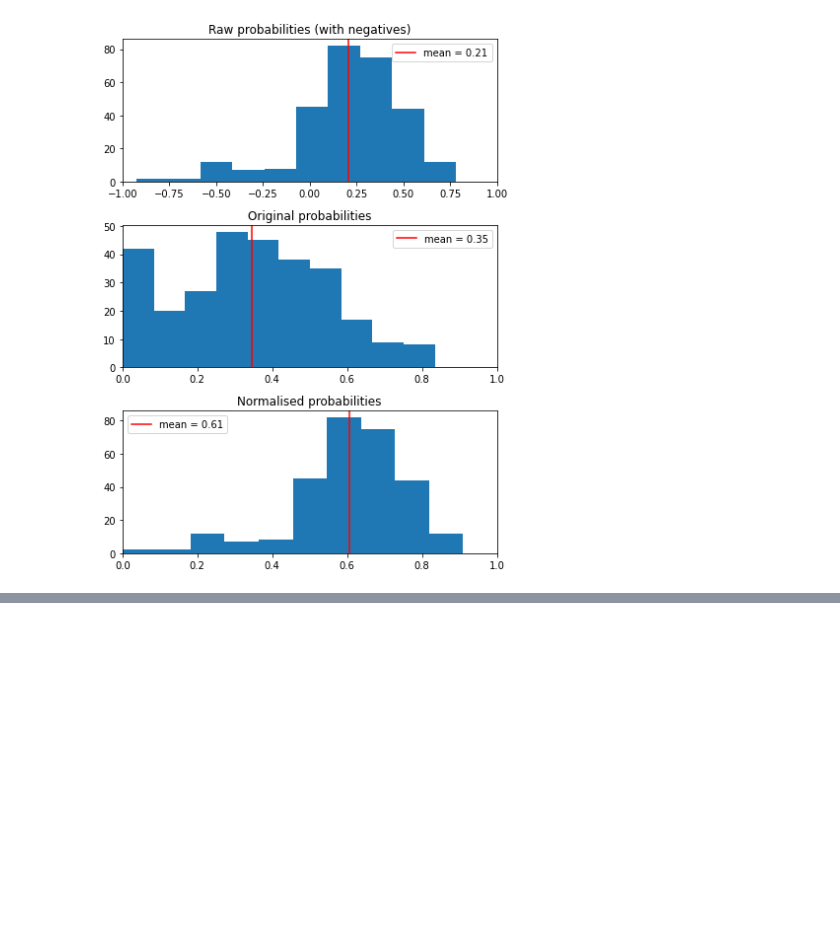
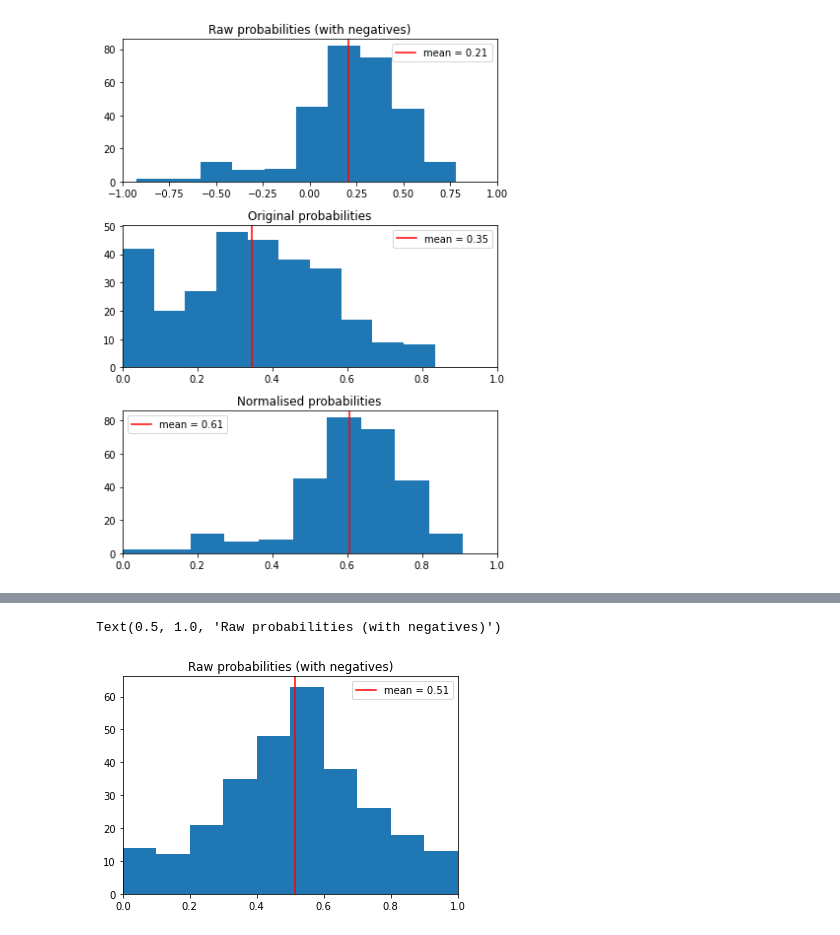
Before and after one commit to Superscriptus/SuperScript, a Jupyter notebook: analysis/probability_components.ipynb, the cells around one changed output, grey strips where cells are left out. Drawn from its saved outputs; the diff is of its cells as text; code cells hidden in the pictures; blank space fills up the shorter version.

```diff
--- a/analysis/probability_components.ipynb
+++ b/analysis/probability_components.ipynb
@@ -200,0 +202,5 @@ plt.tight_layout()
+# %%
+DATA_DIR = '../simulation_io/streamlit_presets/'
+# %%
+SUB_DIR = 'pps_%d_sd_%.3f_dw_%.1f_tl_%.1f_tf_%d_tb_%d_bf_%d_010921_v1.1' % (PPS, SD, DW, TL, TF, TB, BF)
+preset_c_projects = load_data(DATA_DIR + SUB_DIR + '/' + optimiser + '/projects_table_rep_%d.pickle' % replicate)
@@ -200,0 +216,13 @@ plt.tight_layout()
+# %%
+plt.hist(preset_c_projects.prob);
+plt.axvline(
+    np.mean(preset_c_projects.prob),
+    color='red',
+    label='mean = %.2f' % np.mean(preset_c_projects.prob)
+)
+plt.legend()
+plt.xlim([0.0, 1.0])
+plt.title('Raw probabilities (with negatives)')
+# %% [output]
+Text(0.5, 1.0, 'Raw probabilities (with negatives)')
+[figure, added]
```
Also changed, not shown: parts of 4 cells of this notebook.
